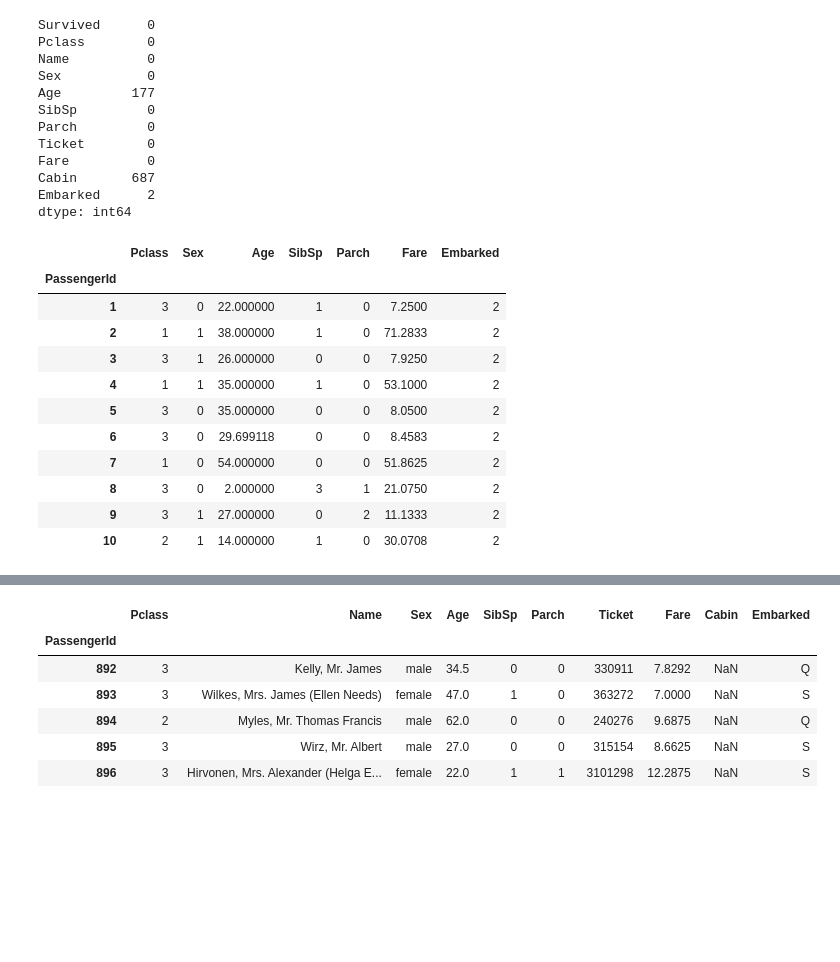
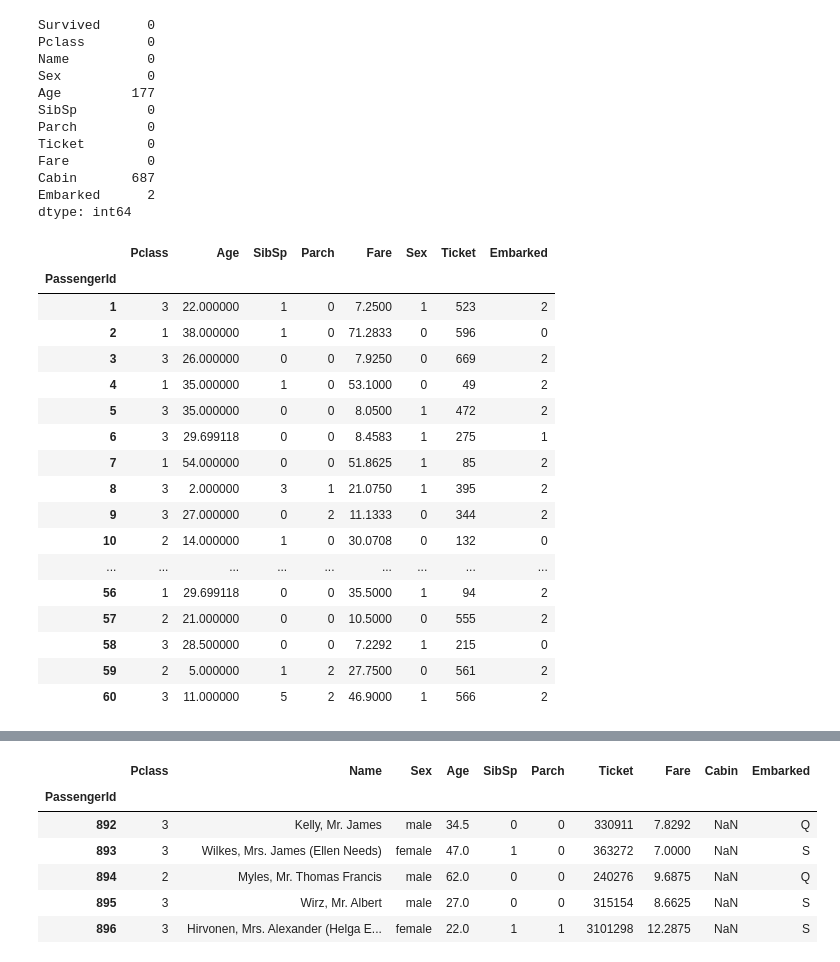
Before and after one commit to RicFraga/Kaggle-Competitions, a Jupyter notebook: Titanic/Titanic competition.ipynb, the cells around one changed output, grey strips where cells are left out. Saved outputs shown, nothing was run; the diff lists cells and outputs as text; code cells hidden in the pictures; blank space fills up the shorter version.

```diff
--- a/Titanic/Titanic competition.ipynb
+++ b/Titanic/Titanic competition.ipynb
@@ -2,9 +2,10 @@
 import numpy as np
 import pandas as pd
 from sklearn import svm, tree
+from sklearn.preprocessing import LabelEncoder
 
-path_train = '/home/fraga/Documents/Titanic/titanic/train.csv'
-path_test = '/home/fraga/Documents/Titanic/titanic/test.csv'
+path_train = '/home/fraga/Documents/Kaggle-Competitions/Titanic/titanic/train.csv'
+path_test = '/home/fraga/Documents/Kaggle-Competitions/Titanic/titanic/test.csv'
 # %%
 train_df = pd.read_csv(path_train, index_col = 'PassengerId')
 train_df.head(10)
@@ -78,19 +40,53 @@ def process_train(df):
+# %%
+def process_train(df):
+    y_train = df["Survived"]
+    del df["Survived"]
+    del df["Name"]
+    del df["Cabin"]
+
+    # Fill nas
+    df["Embarked"].fillna(method = 'ffill', inplace = True)
+    age_mean = np.nanmean(np.asarray(df["Age"]))
+    df["Age"].fillna(value = age_mean, inplace = True)
+
+    # Encode labels
+    label_cols = ['Sex','Ticket', 'Embarked']
+    encoder = LabelEncoder()
+    encoded = df[label_cols].apply(encoder.fit_transform)
+
+    data = df[['Pclass', 'Age', 'SibSp', 'Parch', 'Fare']].join(encoded)
+
+    #age_mean = np.mean(df['Age'])
+    #age_sd = np.std(df['Age'])
+    #data['Age'] = (data['Age'] - age_mean) / age_sd
+
+    #fare_mean = np.mean(df['Fare'])
+    #fare_sd = np.std(df['Fare'])
+    #data['Fare'] = (data['Fare'] - fare_mean) / fare_sd
+
+    return data, y_train
 # %%
-y_train = process_train(train_df)
-train_df.head(10)
+train_df, y_train = process_train(train_df)
+train_df.head(60)
 # %% [output]
-|  | Pclass | Sex | Age | SibSp | Parch | Fare | Embarked |
-| PassengerId |  |  |  |  |  |  |  |
-| 1 | 3 | 0 | 22.000000 | 1 | 0 | 7.2500 | 2 |
-| 2 | 1 | 1 | 38.000000 | 1 | 0 | 71.2833 | 2 |
-| 3 | 3 | 1 | 26.000000 | 0 | 0 | 7.9250 | 2 |
-| 4 | 1 | 1 | 35.000000 | 1 | 0 | 53.1000 | 2 |
-| 5 | 3 | 0 | 35.000000 | 0 | 0 | 8.0500 | 2 |
-| 6 | 3 | 0 | 29.699118 | 0 | 0 | 8.4583 | 2 |
-| 7 | 1 | 0 | 54.000000 | 0 | 0 | 51.8625 | 2 |
-| 8 | 3 | 0 | 2.000000 | 3 | 1 | 21.0750 | 2 |
-| 9 | 3 | 1 | 27.000000 | 0 | 2 | 11.1333 | 2 |
-| 10 | 2 | 1 | 14.000000 | 1 | 0 | 30.0708 | 2 |
+|  | Pclass | Age | SibSp | Parch | Fare | Sex | Ticket | Embarked |
+| PassengerId |  |  |  |  |  |  |  |  |
+| 1 | 3 | 22.000000 | 1 | 0 | 7.2500 | 1 | 523 | 2 |
+| 2 | 1 | 38.000000 | 1 | 0 | 71.2833 | 0 | 596 | 0 |
+| 3 | 3 | 26.000000 | 0 | 0 | 7.9250 | 0 | 669 | 2 |
+| 4 | 1 | 35.000000 | 1 | 0 | 53.1000 | 0 | 49 | 2 |
+| 5 | 3 | 35.000000 | 0 | 0 | 8.0500 | 1 | 472 | 2 |
+| 6 | 3 | 29.699118 | 0 | 0 | 8.4583 | 1 | 275 | 1 |
+| 7 | 1 | 54.000000 | 0 | 0 | 51.8625 | 1 | 85 | 2 |
+| 8 | 3 | 2.000000 | 3 | 1 | 21.0750 | 1 | 395 | 2 |
+| 9 | 3 | 27.000000 | 0 | 2 | 11.1333 | 0 | 344 | 2 |
+| 10 | 2 | 14.000000 | 1 | 0 | 30.0708 | 0 | 132 | 0 |
+| ... | ... | ... | ... | ... | ... | ... | ... | ... |
+| 56 | 1 | 29.699118 | 0 | 0 | 35.5000 | 1 | 94 | 2 |
+| 57 | 2 | 21.000000 | 0 | 0 | 10.5000 | 0 | 555 | 2 |
+| 58 | 3 | 28.500000 | 0 | 0 | 7.2292 | 1 | 215 | 0 |
+| 59 | 2 | 5.000000 | 1 | 2 | 27.7500 | 0 | 561 | 2 |
+| 60 | 3 | 11.000000 | 5 | 2 | 46.9000 | 1 | 566 | 2 |
 # %%
 train_df.isna().sum()
 # %% [output]
```
Also changed, not shown: parts of 7 cells of this notebook, 10 other files.
